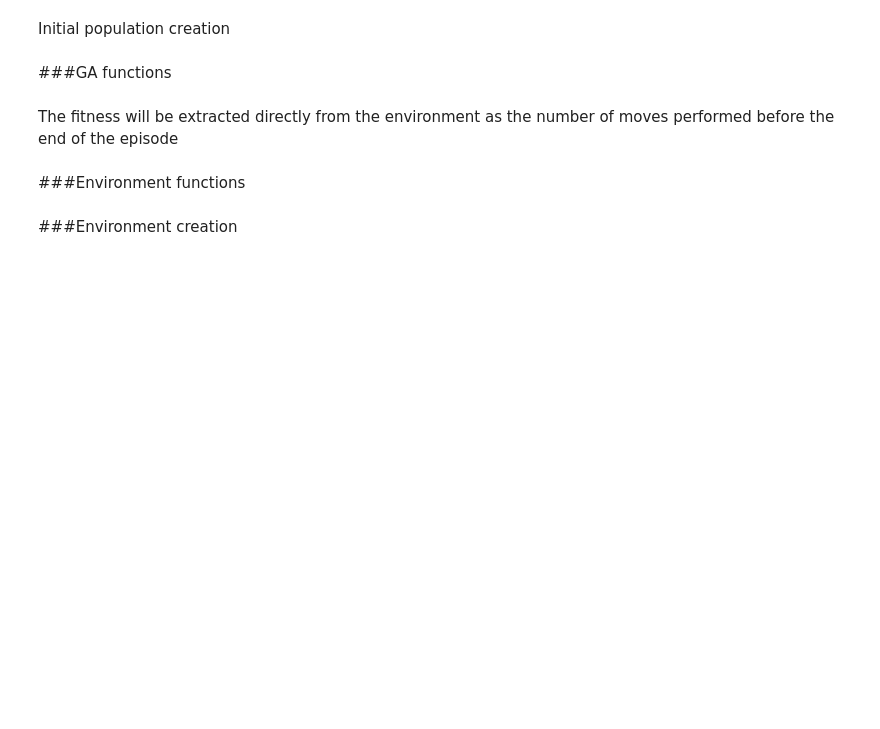
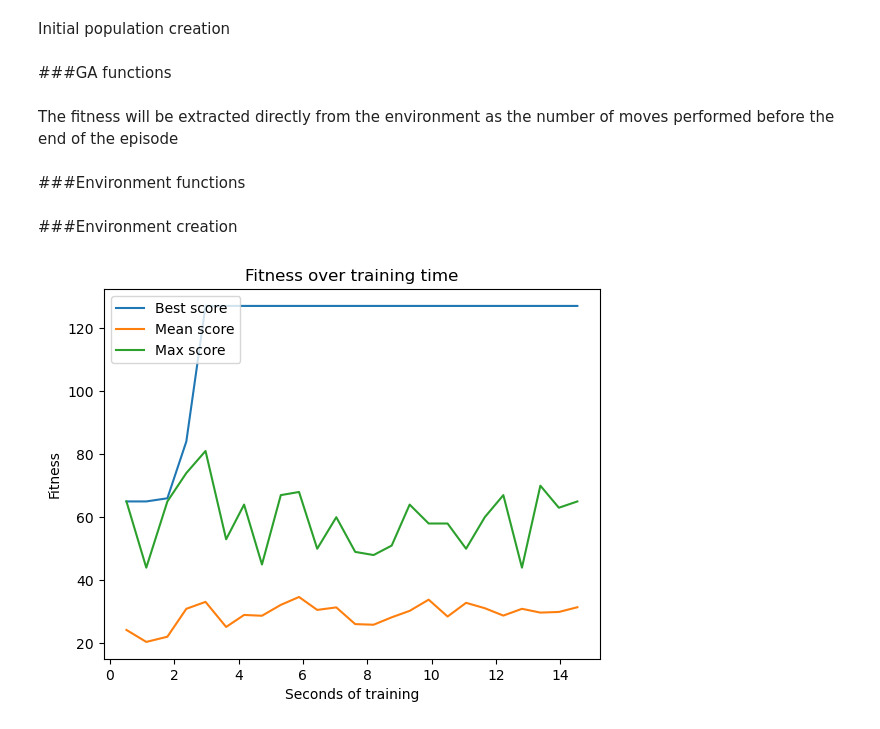
Before and after one commit to MelvinGode/RL_GA_Analysis, a Jupyter notebook: cart_pole/GA/GA_test.ipynb, the cells around one changed output. Drawn from its saved outputs; the diff is of its cells as text; code cells hidden in the pictures; blank space fills up the shorter version.

```diff
--- a/cart_pole/GA/GA_test.ipynb
+++ b/cart_pole/GA/GA_test.ipynb
@@ -92,0 +187,2 @@ population = np.random.choice([0,1], (pop_size, max_moves))
+# %%
+agent = GA_agent("rank", 100, 20, mutation_rate)
@@ -93,3 +191,7 @@ population = np.random.choice([0,1], (pop_size, max_moves))
+# %%
+agent.plot_evolution_per_second()
+# %% [output]
+[figure, added]
 # %%
 def evolve(selection, nb_gen, pop_size, mutation_rate, elitism=0):
   if selection == "rank" : select = rank_selection
```
Also changed, not shown: parts of 8 cells of this notebook.
